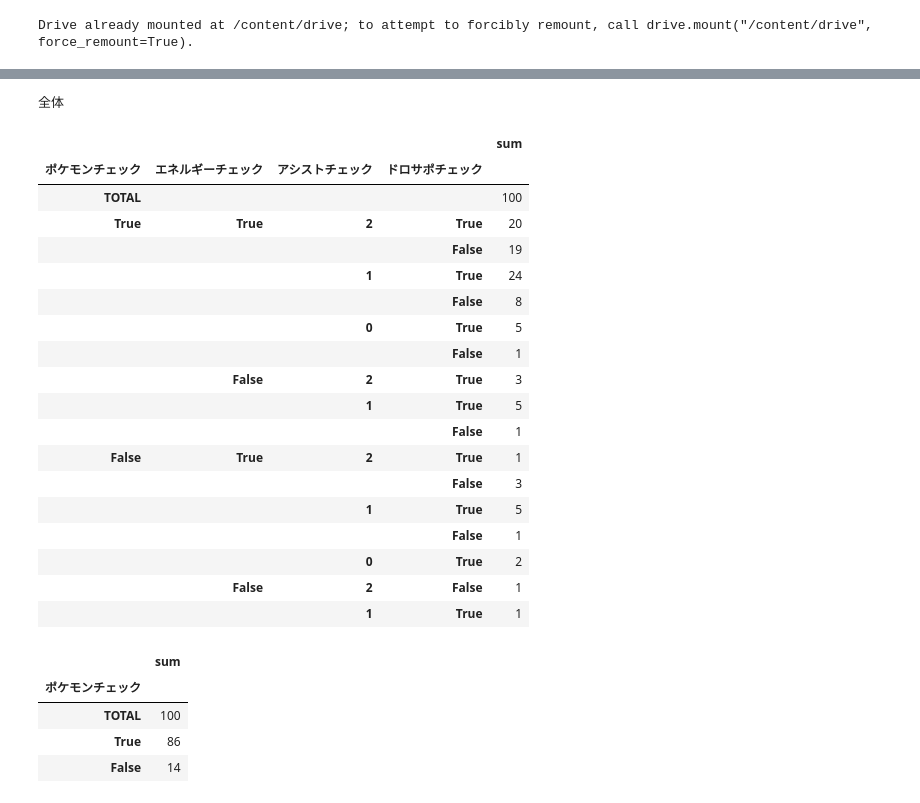
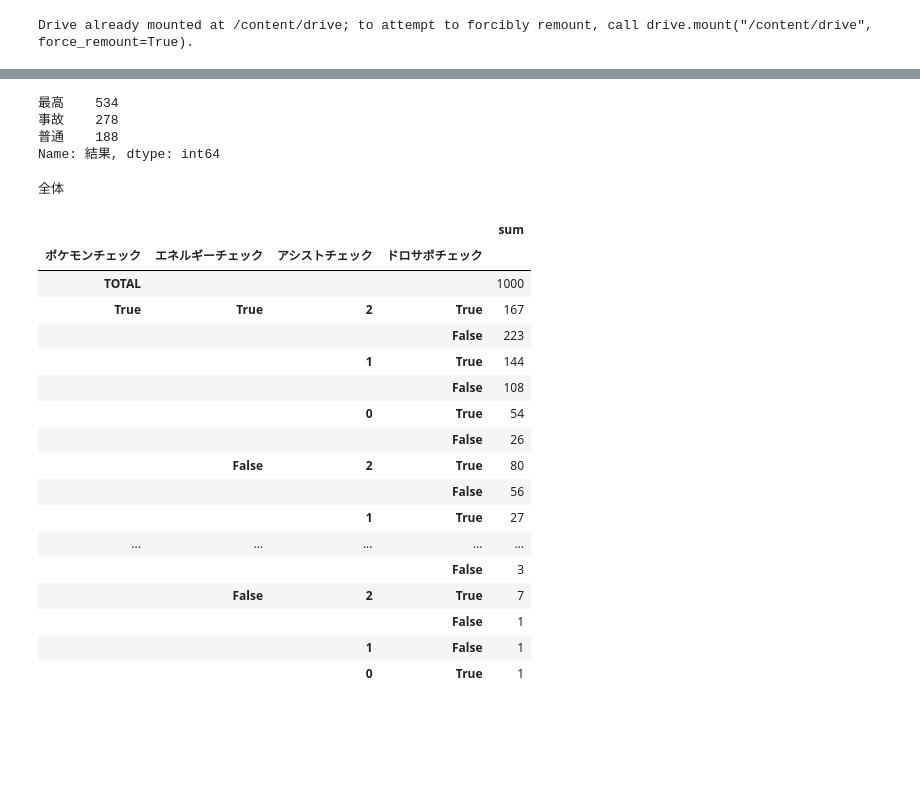
Before and after one commit to machiguchi-masaki/pokeca, a Jupyter notebook: decklist_ver0_4.ipynb, the cells around one changed output, grey strips where cells are left out. Cells and saved outputs as stored; diff of their text form; code cells hidden in the pictures; blank space fills up the shorter version.

```diff
--- a/decklist_ver0_4.ipynb
+++ b/decklist_ver0_4.ipynb
@@ -19,7 +47,7 @@ raw_name  ="raw.csv"  #同じカードまとめてない
 #firstdecks_n.csv n回のデッキに残っているカード
 
 #シュミレーション回数
-loop=100
+loop=1000
 # %% [output]
 Drive already mounted at /content/drive; to attempt to forcibly remount, call drive.mount("/content/drive", force_remount=True).
 # %%
@@ -293,37 +292,45 @@ enerugy_check()
 assist_check()
 #サポートチェック
 support_check()
-
-print('全体')
-a =pd.pivot_table(df_hands,values='sum',index=['ポケモンチェック','エネルギーチェック','アシストチェック','ドロサポチェック'],columns=[],aggfunc='sum',margins=True,margins_name='TOTAL')
-display(a.iloc[::-1])
-# %% [output]
-全体
-|  |  |  |  | sum |
-| ポケモンチェック | エネルギーチェック | アシストチェック | ドロサポチェック |  |
-| TOTAL |  |  |  | 100 |
-| True | True | 2 | True | 20 |
-|  |  |  | False | 19 |
-|  |  | 1 | True | 24 |
-|  |  |  | False | 8 |
-|  |  | 0 | True | 5 |
-|  |  |  | False | 1 |
-|  | False | 2 | True | 3 |
-|  |  | 1 | True | 5 |
-|  |  |  | False | 1 |
-| False | True | 2 | True | 1 |
-|  |  |  | False | 3 |
-|  |  | 1 | True | 5 |
-|  |  |  | False | 1 |
-|  |  | 0 | True | 2 |
-|  | False | 2 | False | 1 |
-|  |  | 1 | True | 1 |
+# %%
+for index,df_hand in df_hands.iterrows():
+ # if(df_hand['ポケモンチェック']=False and df_hand['エネルギーチェック']=False and df_hand['アシストチェック']=0 and df_hand['ドロサポチェック']=False ):
+  if (df_hand['ポケモンチェック']==False or df_hand['エネルギーチェック']==False):
+    df_hands.loc[index,'結果']='事故'
+  elif ((df_hand['ポケモンチェック']==True and df_hand['エネルギーチェック']==True) and df_hand['アシストチェック']>1):
+    df_hands.loc[index,'結果']='最高'
+  elif ( df_hand['ポケモンチェック']==True and df_hand['エネルギーチェック']==True and df_hand['アシストチェック']==1 and df_hand['ドロサポチェック']==True):
+    df_hands.loc[index,'結果']='最高'
+  else:
+    df_hands.loc[index,'結果']='普通'
+
+display(df_hands['結果'].value_counts())
+# %% [output]
+最高    534
+事故    278
+普通    188
+Name: 結果, dtype: int64
 # %%
-a =pd.pivot_table(df_hands,values='sum',index=['ポケモンチェック'],columns=[],aggfunc='sum',margins=True,margins_name='TOTAL')
+print('全体')
+a =pd.pivot_table(df_hands,values='sum',index=['ポケモンチェック','エネルギーチェック','アシストチェック','ドロサポチェック'],columns=[],aggfunc='sum',margins=True,margins_name='TOTAL')
 display(a.iloc[::-1])
 # %% [output]
+全体
-|  | sum |
-| ポケモンチェック |  |
-| TOTAL | 100 |
-| True | 86 |
-| False | 14 |
+|  |  |  |  | sum |
+| ポケモンチェック | エネルギーチェック | アシストチェック | ドロサポチェック |  |
+| TOTAL |  |  |  | 1000 |
+| True | True | 2 | True | 167 |
+|  |  |  | False | 223 |
+|  |  | 1 | True | 144 |
+|  |  |  | False | 108 |
+|  |  | 0 | True | 54 |
+|  |  |  | False | 26 |
+|  | False | 2 | True | 80 |
+|  |  |  | False | 56 |
+|  |  | 1 | True | 27 |
+| ... | ... | ... | ... | ... |
+|  |  |  | False | 3 |
+|  | False | 2 | True | 7 |
+|  |  |  | False | 1 |
+|  |  | 1 | False | 1 |
+|  |  | 0 | True | 1 |
```
Also changed, not shown: parts of 10 cells of this notebook.
